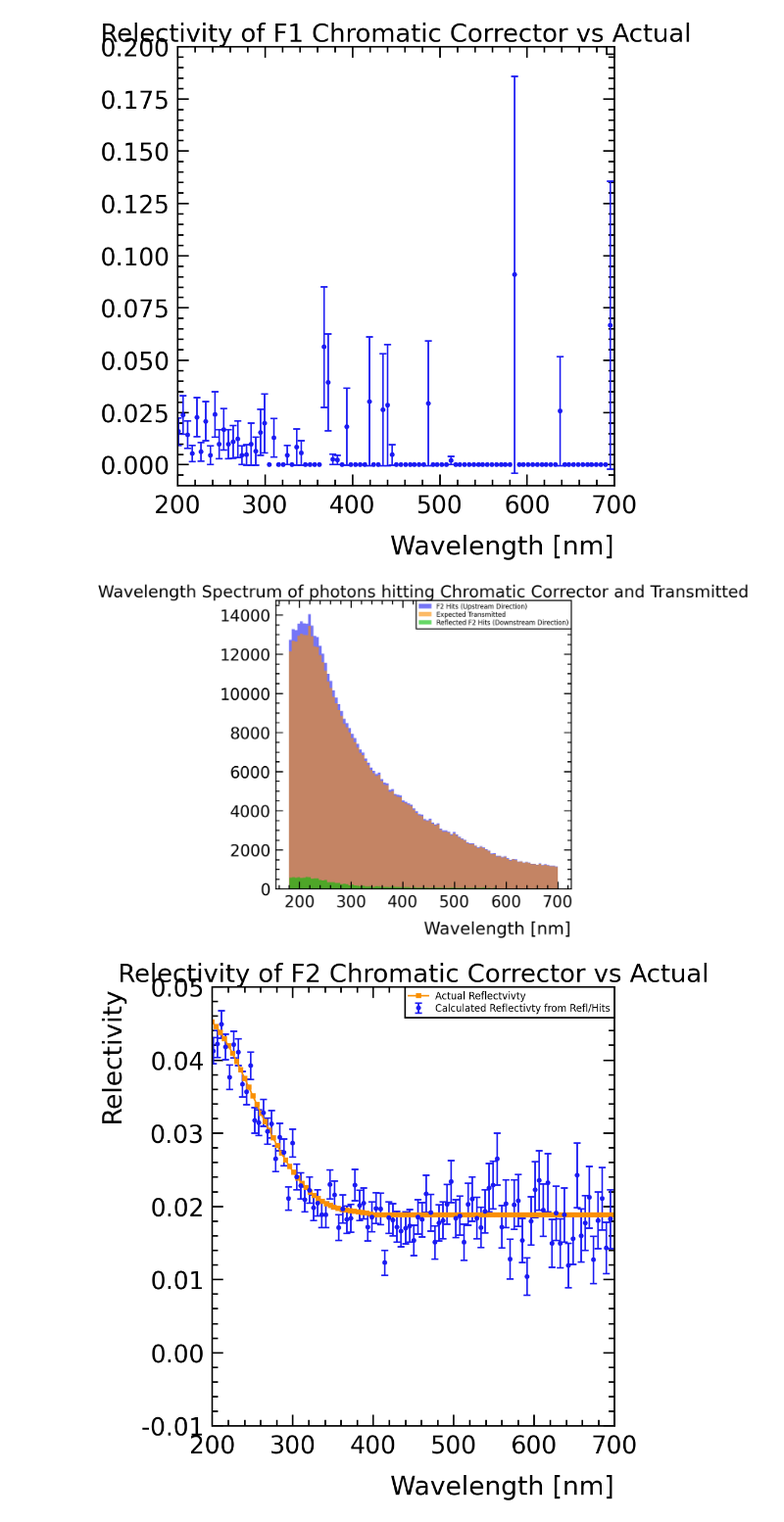
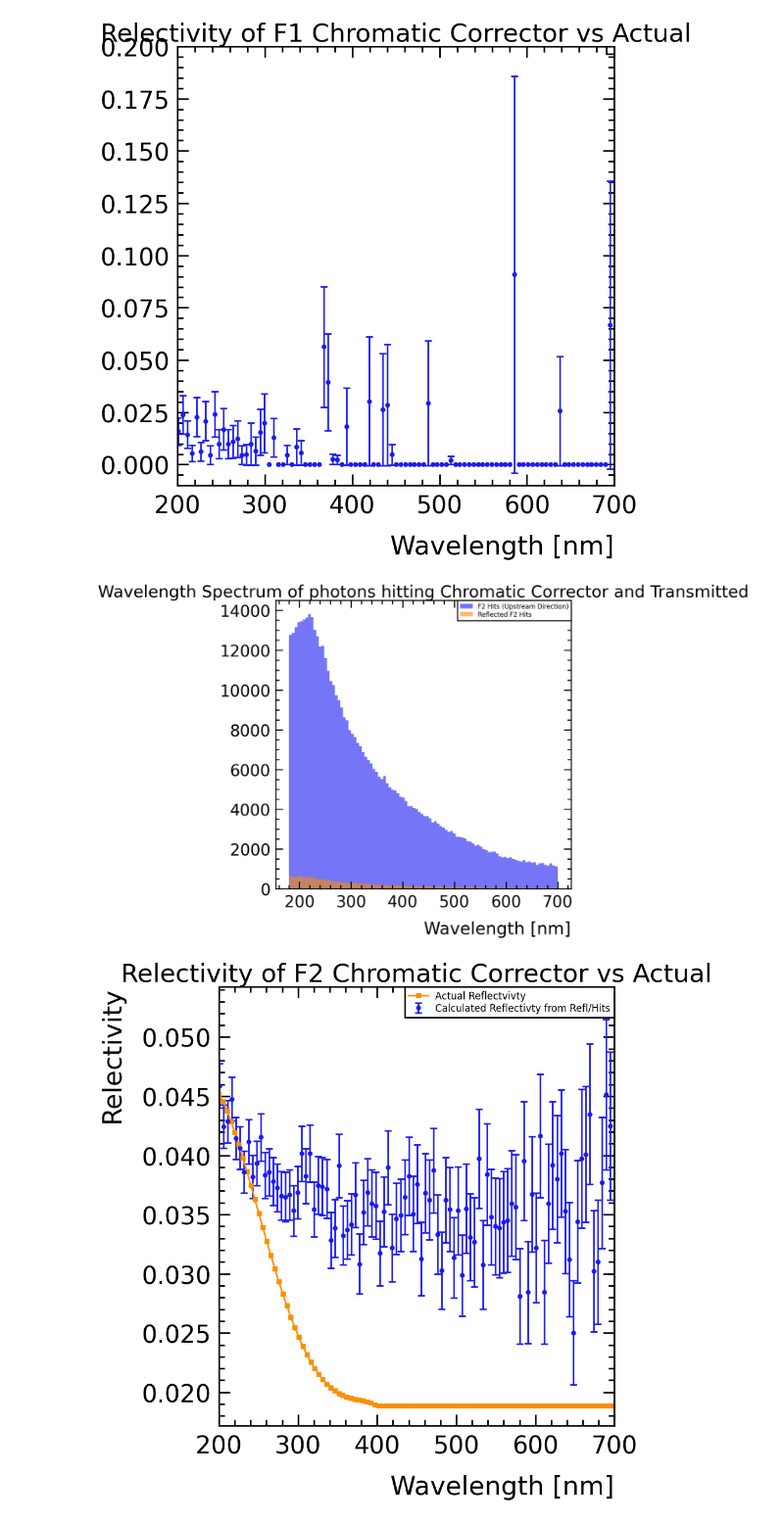
Before and after one commit to SandersJack/NA62_CEDARH_Handbook, a Jupyter notebook: CEDAR_Handbook.ipynb, the cells around one changed output. Shown at 98% size. Cells and saved outputs as stored; diff of their text form; code cells hidden in the pictures.

```diff
--- a/CEDAR_Handbook.ipynb
+++ b/CEDAR_Handbook.ipynb
@@ -70,6 +70,8 @@ crom_F1_refl = []
 
 crom_F2_hit = []
 crom_F2_refl = []
+crom_F2_trans = []
+crom_F2_abs = []
 
 
 angle  = []
@@ -140,7 +142,7 @@ for t in range(len(events)):
             SM_hit[int(finvol[-1])-1].append(ELConvert(e*1e6)*1e3)
 
         if "CedarSphericalMirror" in prevol and "CedarOctant" in finvol:
-            SM_hit[int(finvol[-1])-1].append(ELConvert(e*1e6)*1e3)
+            SM_Trans[int(finvol[-1])-1].append(ELConvert(e*1e6)*1e3)
 
         if "CedarDiaphragmGap" in prevol:
             CedarDiaphragmGap_R.append(np.sqrt(x**2+y**2))
@@ -175,9 +177,7 @@ for t in range(len(events)):
         if prevol == "CedarChromaticCorrector" and finvol == "CedarChromaticF1Surface":
             crom_trans.append(ELConvert(e*1e6)*1e3)
 
-        if prevol == "CedarChromaticCorrector" and finvol == "CedarChromaticF1Surface":
-            if z < z1:
-                print("yes")
+        if prevol == "CedarRadiatorGas" and finvol == "CedarChromaticF1Surface":
             crom_F1_hit.append(ELConvert(e*1e6)*1e3)
 
         if prevol == "CedarChromaticF1Surface" and finvol == "CedarChromaticCorrector":
@@ -191,6 +191,12 @@ for t in range(len(events)):
 
         if prevol == "CedarRadiatorGas" and finvol == "CedarChromaticF2Surface":
             crom_F2_hit.append(ELConvert(e*1e6)*1e3)
+
+        if prev_prevvol == "CedarChromaticF2Surface" and prevfinvol == "CedarChromaticCorrector" and prevol == "CedarChromaticCorrector" and finvol == "CedarChromaticF1Surface" :
+            crom_F2_trans.append(ELConvert(e*1e6)*1e3)
+
+        if prev_prevvol == "CedarChromaticF2Surface" and prevfinvol == "CedarChromaticCorrector" and _id != previd:
+            crom_F2_abs.append(ELConvert(e*1e6)*1e3)
 
         if prev_prevvol == "CedarChromaticF2Surface" and prevfinvol == "CedarChromaticCorrector" and prevol == "CedarChromaticCorrector" and finvol == "CedarChromaticF2Surface":
             crom_F2_refl.append(ELConvert(e*1e6)*1e3)
@@ -415,0 +422,22 @@ plt.show()
+# %%
+change = (counts_/counts)
+fig01_1, ax01_1 = plt.subplots(1, 1, figsize=(10, 10))
+
+error_val = change*np.sqrt((np.sqrt(counts)/counts)**2 + (np.sqrt(counts_)/counts_)**2)
+
+ax01_1.errorbar(bins[:-1],change,yerr=error_val,linestyle='',label="Calculated Reflectivty from Refl/Hits")
+
+wave = np.linspace(200,700,100)
+expected = []
+for val in wave:
+    expected.append(CEDARH.CedarHManginMirrorReflectivity(val))
+
+ax01_1.plot(wave,expected,label="Actual Reflectvivty")
+
+ax01_1.set_title("Relectivity of Magin Mirror vs Actual")
+ax01_1.set_xlim(200,700)
+#ax02_3.set_ylim(-0.01,0.05)
+ax01_1.set_ylabel("Relectivity")
+ax01_1.set_xlabel("Wavelength [nm]")
+ax01_1.legend()
+plt.show()
@@ -481,38 +511,39 @@ for i in range(len(counts4)):
     for t in range(int(ncounts)):
         cromexpected.append(bins4[i])
 
-ax02_4.hist(cromexpected,bins=100,label="Expected Transmitted",alpha=0.6,range=(min(bins4),max(bins4)))
-counts4_r, bins4_r, bars4_r = ax02_4.hist(crom_F2_refl,bins=100,label="Reflected F2 Hits (Downstream Direction)",alpha=0.6)
+#ax02_4.hist(cromexpected,bins=100,label="Expected Transmitted",alpha=0.6,range=(min(bins4),max(bins4)))
+counts4_r, bins4_r, bars4_r = ax02_4.hist(crom_F2_refl,bins=100,label="Reflected F2 Hits",alpha=0.6)
+#counts4_r, bins4_r, bars4_r = ax02_4.hist(crom_F2_abs,bins=100,label="Absorbed F2 Hits",alpha=0.6)
 ax02_4.set_title("Wavelength Spectrum of photons hitting Chromatic Corrector and Transmitted")
 ax02_4.set_xlabel("Wavelength [nm]")
 ax02_4.legend()
 plt.show()
 # %% [output]
-[figure, old version]
+[figure, new version]
 # %%
-change = counts4_r/counts4
+change = (counts4_r/counts4)
 fig02_3, ax02_3 = plt.subplots(1, 1, figsize=(10, 10))
 
 error_val = change*np.sqrt((np.sqrt(counts4)/counts4)**2 + (np.sqrt(counts4_r)/counts4_r)**2)
 
 ax02_3.errorbar(bins4[:-1],change,yerr=error_val,linestyle='',label="Calculated Reflectivty from Refl/Hits")
 
 wave = np.linspace(200,700,100)
 expected = []
 for val in wave:
     expected.append(CEDARH.ChromaticCorrectorF2Reflectivity(val))
 
 ax02_3.plot(wave,expected,label="Actual Reflectvivty")
 
 ax02_3.set_title("Relectivity of F2 Chromatic Corrector vs Actual")
 ax02_3.set_xlim(200,700)
-ax02_3.set_ylim(-0.01,0.05)
+#ax02_3.set_ylim(-0.01,0.05)
 ax02_3.set_ylabel("Relectivity")
 ax02_3.set_xlabel("Wavelength [nm]")
 ax02_3.legend()
 plt.show()
 # %% [output]
-[figure, old version]
+[figure, new version]
 # %%
 fig03, ax03 = plt.subplots(2, 2, figsize=(20, 10))
 fig03.suptitle("Transmittance of CEDAR Condensor Lenses")
```
Also changed, not shown: parts of 17 cells of this notebook, 1 other file.
